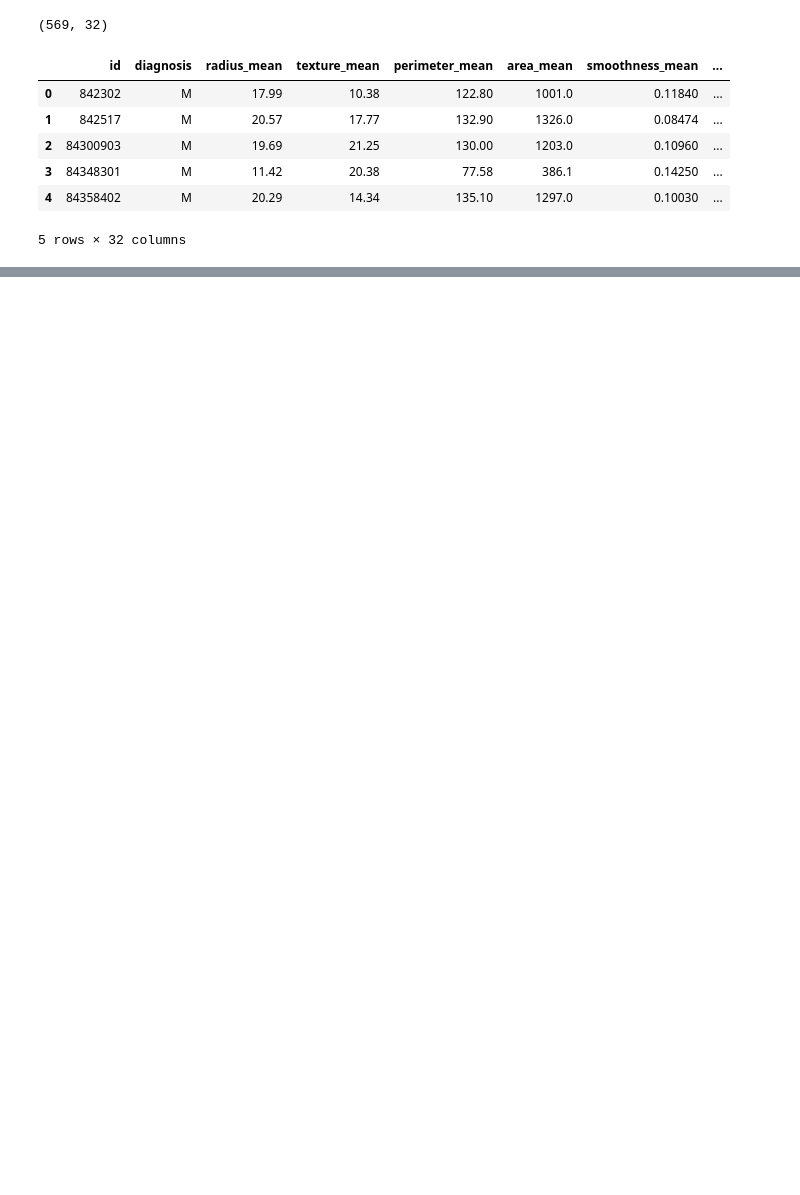
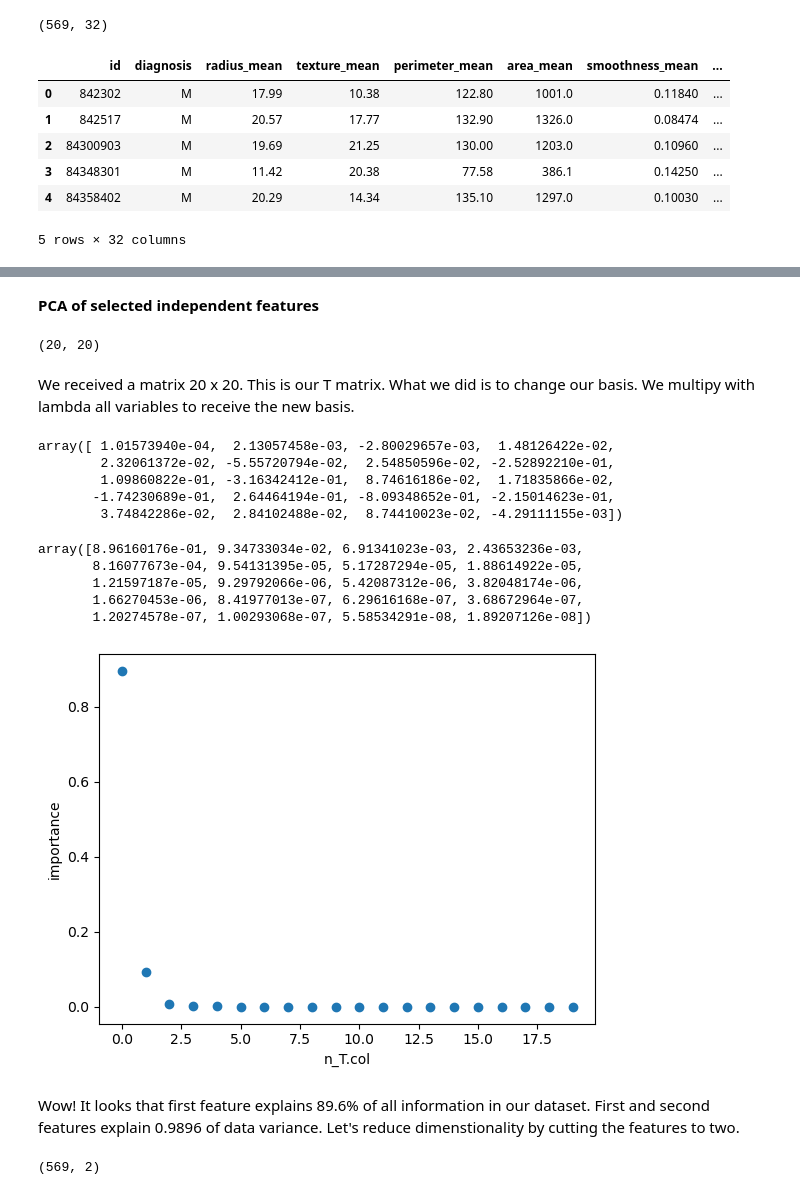
Before and after one commit to joohoho/Breast-Cancer-, a Jupyter notebook: Course_Project_Breast_Cancer.ipynb, the cells around one changed output, grey strips where cells are left out. Drawn from its saved outputs; the diff is of its cells as text; code cells hidden in the pictures; blank space fills up the shorter version.

```diff
--- a/Course_Project_Breast_Cancer.ipynb
+++ b/Course_Project_Breast_Cancer.ipynb
@@ -341,0 +491,13 @@ array(['M', 'B'], dtype=object)
+# %%
+# Calculating Pearson correlation between columns
+
+corr_table = bc_winsconsin.corr().unstack().sort_values().drop_duplicates()
+
+# Extract columns with higher than 0.9 correlation
+
+highly_corr_features = corr_table[corr_table > 0.9].index.get_level_values(0).to_list()
+
+#Removing duplicates
+
+highly_corr_features = list(set(highly_corr_features))
+print("Highly correlated columns are ", len(highly_corr_features))
@@ -341,0 +506,5 @@ array(['M', 'B'], dtype=object)
+# %%
+# Feature selection - 20 columns were left out of 32
+
+lin_indep_features = bc_winsconsin.drop(highly_corr_features, axis = 1)
+lin_indep_features.head()
@@ -341,0 +584,48 @@ array(['M', 'B'], dtype=object)
+# %% [markdown]
+**PCA of selected independent features**
+# %%
+pca = PCA()
+pca.fit(lin_indep_features)
+
+t_matrix = pca.components_
+t_matrix.shape
+# %% [output]
+(20, 20)
+# %% [markdown]
+We received a matrix 20 x 20. This is our T matrix. What we did is to change our basis. We multipy with lambda all variables to receive the new basis.
+# %%
+t_matrix[:, 1]
+# %% [output]
+array([ 1.01573940e-04,  2.13057458e-03, -2.80029657e-03,  1.48126422e-02,
+        2.32061372e-02, -5.55720794e-02,  2.54850596e-02, -2.52892210e-01,
+        1.09860822e-01, -3.16342412e-01,  8.74616186e-02,  1.71835866e-02,
+       -1.74230689e-01,  2.64464194e-01, -8.09348652e-01, -2.15014623e-01,
+        3.74842286e-02,  2.84102488e-02,  8.74410023e-02, -4.29111155e-03])
+# %%
+changed_basis = pca.explained_variance_ratio_
+changed_basis
+# %% [output]
+array([8.96160176e-01, 9.34733034e-02, 6.91341023e-03, 2.43653236e-03,
+       8.16077673e-04, 9.54131395e-05, 5.17287294e-05, 1.88614922e-05,
+       1.21597187e-05, 9.29792066e-06, 5.42087312e-06, 3.82048174e-06,
+       1.66270453e-06, 8.41977013e-07, 6.29616168e-07, 3.68672964e-07,
+       1.20274578e-07, 1.00293068e-07, 5.58534291e-08, 1.89207126e-08])
+# %%
+plt.scatter(range(len(changed_basis)), changed_basis)
+# plt.xlim(0, 20)
+# plt.ylim(0, 1.1)
+plt.xlabel("n_T.col")
+plt.ylabel("importance")
+
+plt.show()
+# %% [output]
+[figure, added]
+# %% [markdown]
+Wow! It looks that first feature explains 89.6% of all information in our dataset. First and second features explain 0.9896 of data variance. Let's reduce dimenstionality by cutting the features to two.
+# %%
+pca = PCA(2)
+pca.fit(lin_indep_features)
+transformed_data = pca.transform(lin_indep_features)
+transformed_data.shape
+# %% [output]
+(569, 2)
```
Also changed, not shown: parts of 55 cells of this notebook.
